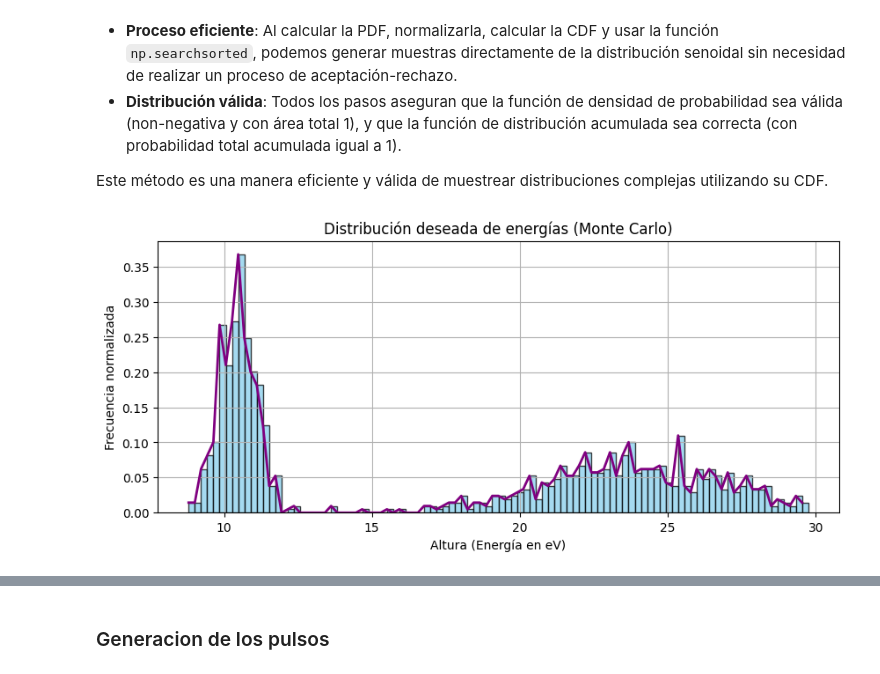
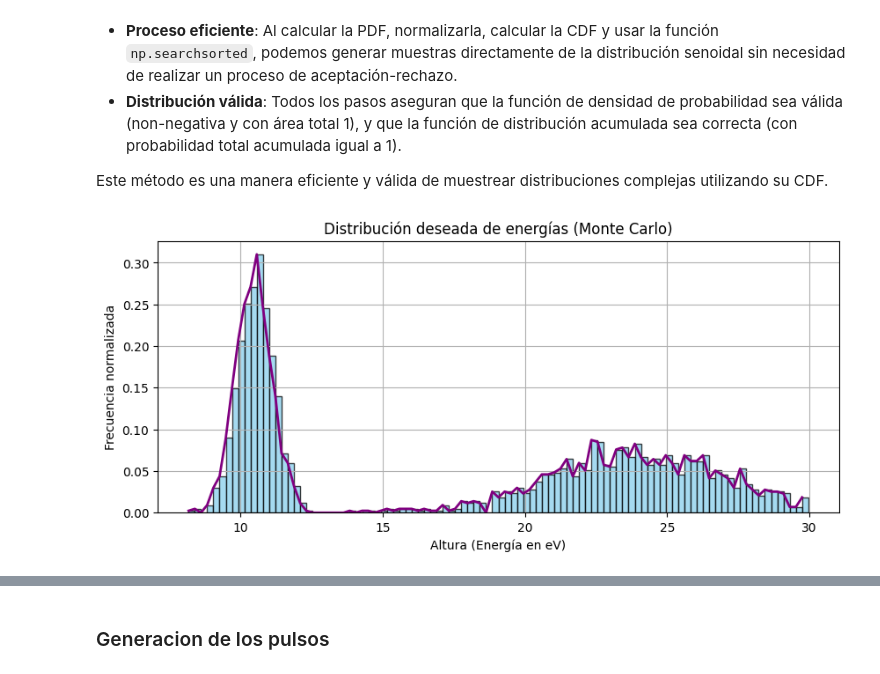
Before and after one commit to fabioc9675/TrapezoidalShaper_Prj, a Jupyter notebook: Notebooks/distributionEvent.ipynb, the cells around one changed output, grey strips where cells are left out. Saved outputs shown, nothing was run; the diff lists cells and outputs as text; code cells hidden in the pictures.

```diff
--- a/Notebooks/distributionEvent.ipynb
+++ b/Notebooks/distributionEvent.ipynb
@@ -415,23 +415,23 @@ def monte_carlo_senoidal_pdf_optimized(num_samples, amplitude=1, frequency=4, mi
 # %%
 # Generar alturas usando Monte Carlo
 # alturas = monte_carlo_sample(num_pulsos)
 # alturas = monte_carlo_senoidal_pdf(num_pulsos)
-num_pulsos = 1000
+num_pulsos = 2000
 alturas = monte_carlo_senoidal_pdf_optimized(num_pulsos)
 
 # Visualizar la distribución deseada (bimodal con Poisson y Gaussiana) en línea continua
 plt.figure(figsize=(10, 4))
 # Generar un histograma de la distribución sin bins y graficarlo como una línea continua
 count, bins, ignored = plt.hist(alturas, bins=100, alpha=0.75, edgecolor='black', color='skyblue', density=True)
 # Graficar la distribución de la altura de los pulsos como una línea
 plt.plot(bins[:-1], count, color='purple', lw=2)
 plt.xlabel('Altura (Energía en eV)')
 plt.ylabel('Frecuencia normalizada')
 plt.title('Distribución deseada de energías (Monte Carlo)')
 plt.grid()
 plt.show()
 # %% [output]
-[figure, old version]
+[figure, new version]
 # %%
 # Visualizar la distribución deseada (bimodal con Poisson y Gaussiana) en línea continua
 plt.figure(figsize=(10, 6))
```
Also changed, not shown: parts of 8 cells of this notebook, 5 other files.
